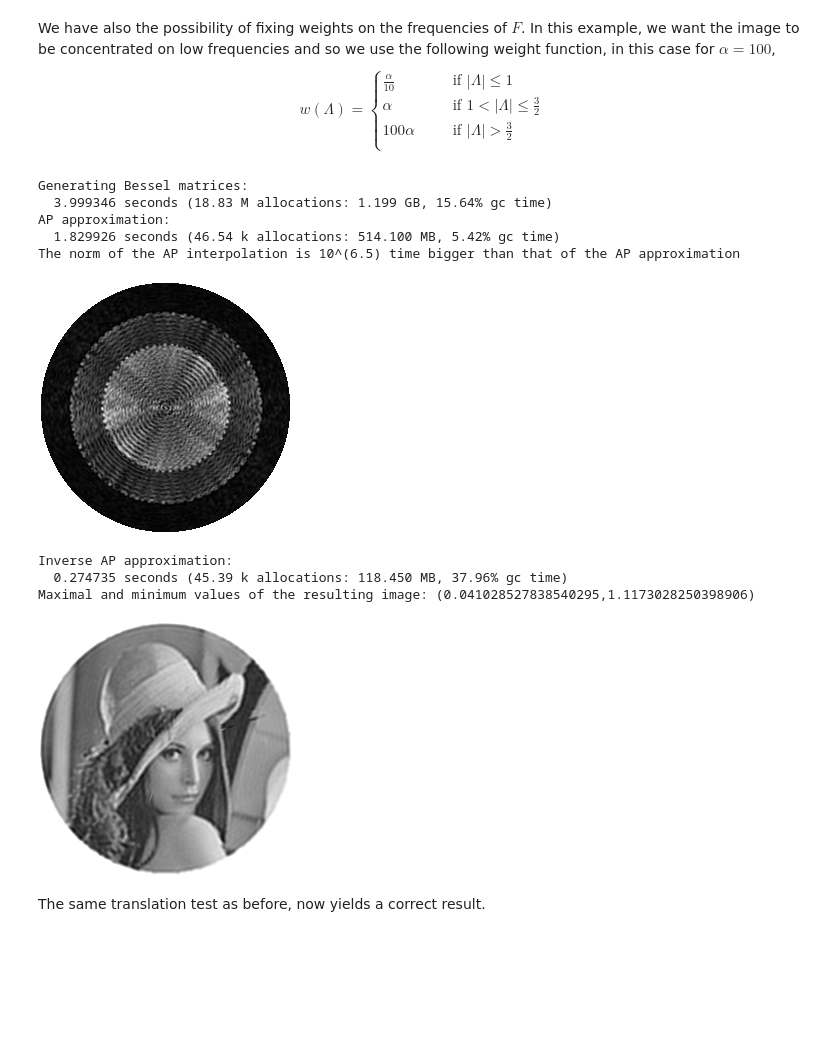
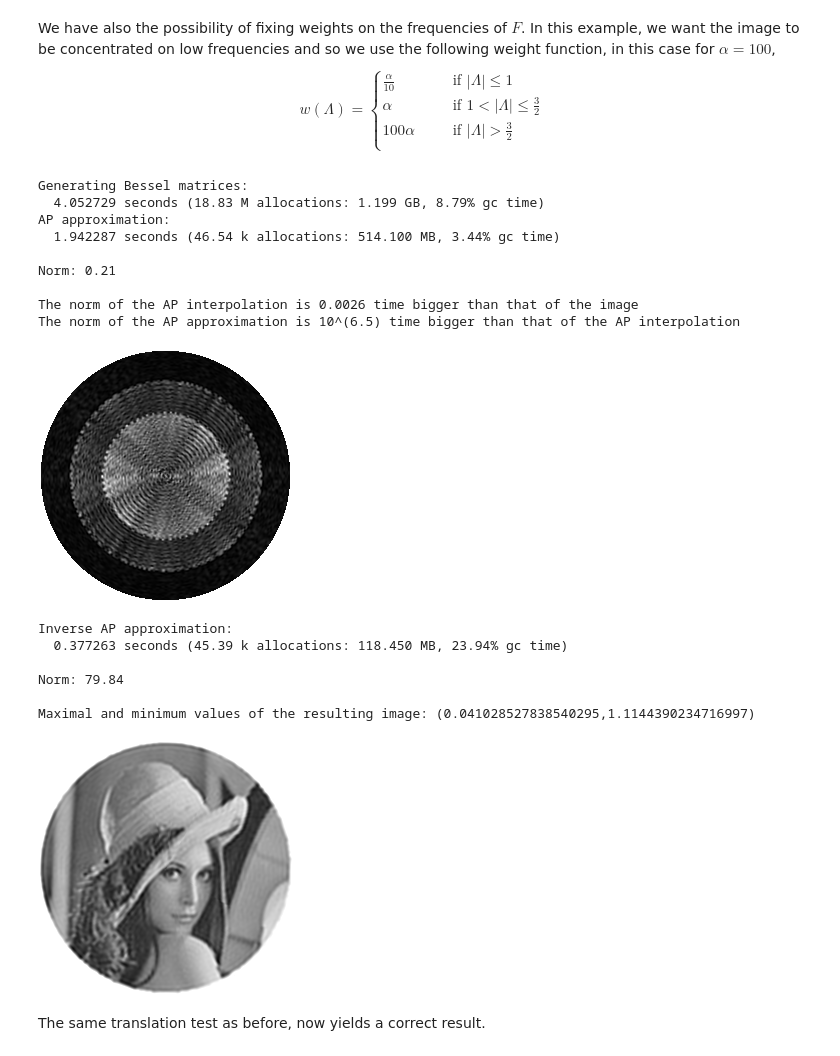
Before and after one commit to dprn/ApApproximation.jl, a Jupyter notebook: notebooks/AP Interpolation and approximation tests.ipynb, the cells around one changed output. Cells and saved outputs as stored; diff of their text form; code cells hidden in the pictures; blank space fills up the shorter version.

```diff
--- a/notebooks/AP Interpolation and approximation tests.ipynb
+++ b/notebooks/AP Interpolation and approximation tests.ipynb
@@ -301,29 +328,44 @@ $$
 # %%
 quarter = round(Int,size(F,1)/4)
 α = 100
 d = [   ones(2quarter)*α/10;
         ones(quarter)*α;
         ones(size(F,1) - 3*quarter)*1e2α; ]
 
 println("Generating Bessel matrices: ")
 @time J_int = BesselMatrix(E,F, weights = d);
 println("AP approximation: ")
 @time af_int = ap(f, F, J_int)
 
+println()
+println("Norm: $(norm(vec(af_int.f),2) |> x->round(x,2))")
+println()
+
+diff = norm(vec(af_int.f))/norm(vec(f.f)) |> x->round(x,4)
+println("The norm of the AP interpolation is $diff time bigger than that of the image")
+
 diff = norm(vec(af.f))/norm(vec(af_int.f)) |> log10 |> x->round(x,1)
-println("The norm of the AP interpolation is 10^($diff) time bigger than that of the AP approximation")
+println("The norm of the AP approximation is 10^($diff) time bigger than that of the AP interpolation")
 
 convert(Image, bispectral2cart(af_int))
 # %% [output]
 Generating Bessel matrices:
-  3.999346 seconds (18.83 M allocations: 1.199 GB, 15.64% gc time)
+  4.052729 seconds (18.83 M allocations: 1.199 GB, 8.79% gc time)
 AP approximation:
-  1.829926 seconds (46.54 k allocations: 514.100 MB, 5.42% gc time)
-The norm of the AP interpolation is 10^(6.5) time bigger than that of the AP approximation
+  1.942287 seconds (46.54 k allocations: 514.100 MB, 3.44% gc time)
+
+Norm: 0.21
+
+The norm of the AP interpolation is 0.0026 time bigger than that of the image
+The norm of the AP approximation is 10^(6.5) time bigger than that of the AP interpolation
-[figure, old version]
+[figure, new version]
 # %%
 println("Inverse AP approximation: ")
 @time f_int = iap(af_int, E, J_int)
+
+println()
+println("Norm: $(norm(vec(f_int.f),2) |> x->round(x,2))")
+println()
 
 extr = extrema(bispectral2cart(f_int, clamped = false))
 println("Maximal and minimum values of the resulting image: $extr")
@@ -331,9 +373,12 @@ println("Maximal and minimum values of the resulting image: $extr")
 convert(Image, bispectral2cart(f_int))
 # %% [output]
 Inverse AP approximation:
-  0.274735 seconds (45.39 k allocations: 118.450 MB, 37.96% gc time)
-Maximal and minimum values of the resulting image: (0.041028527838540295,1.1173028250398906)
+  0.377263 seconds (45.39 k allocations: 118.450 MB, 23.94% gc time)
+
+Norm: 79.84
+
+Maximal and minimum values of the resulting image: (0.041028527838540295,1.1144390234716997)
-[figure, old version]
+[figure, new version]
 # %% [markdown]
 The same translation test as before, now yields a correct result.
 # %%
```
Also changed, not shown: parts of 11 cells of this notebook.
